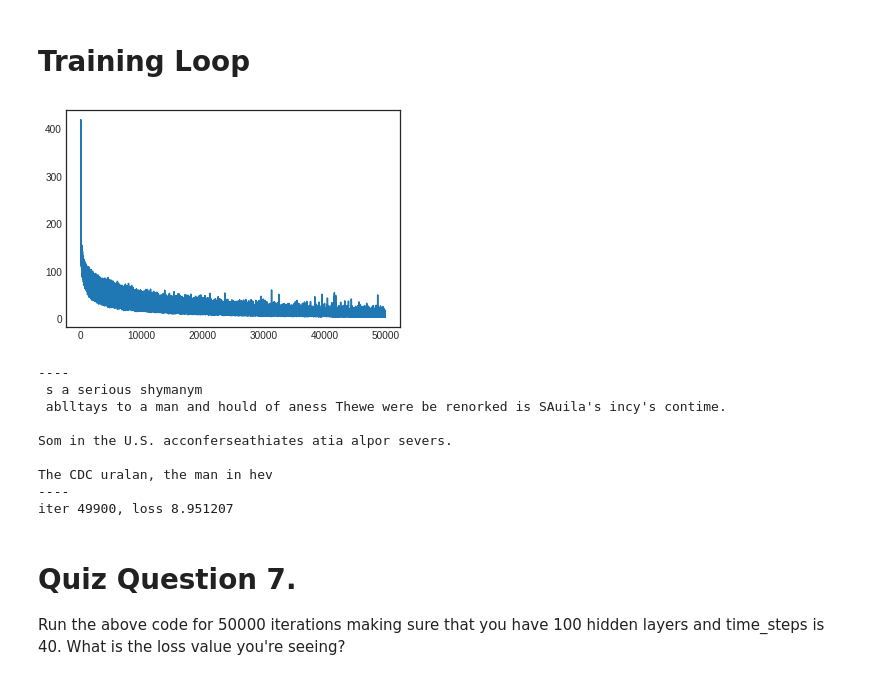
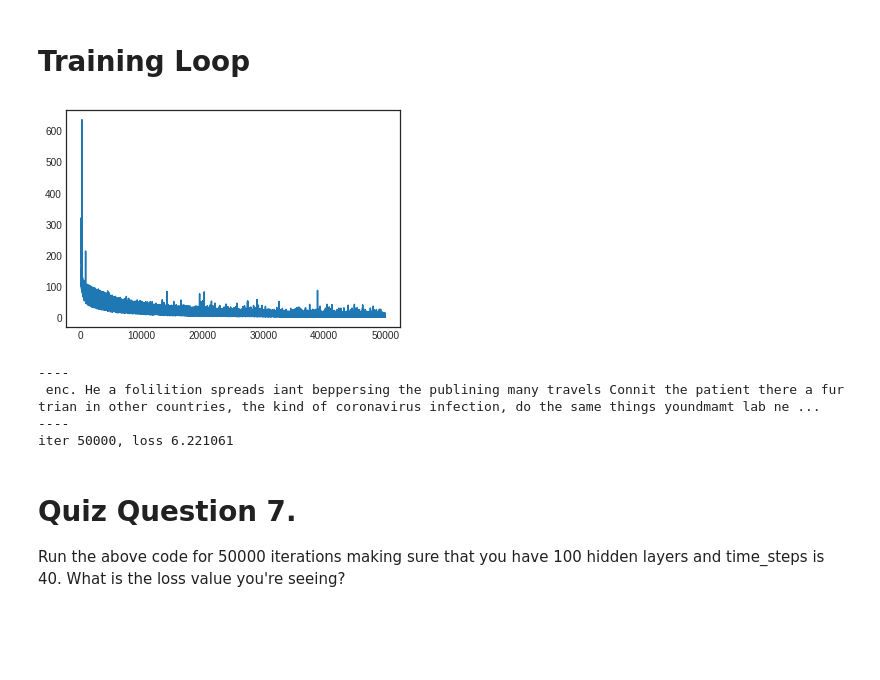
Before and after one commit to addyj/END_Merger, a Jupyter notebook: 5.RNNs renewed relevance/RNN-LSTM.ipynb, the cells around one changed output. Cells and saved outputs as stored; diff of their text form; code cells hidden in the pictures; blank space fills up the shorter version.

```diff
--- a/5.RNNs renewed relevance/RNN-LSTM.ipynb
+++ b/5.RNNs renewed relevance/RNN-LSTM.ipynb
@@ -15,7 +15,7 @@ plt.style.use('seaborn-white')
 Download the file from this URL: https://drive.google.com/file/d/1UWWIi-sz9g0x3LFvkIZjvK1r2ZaCqgGS/view?usp=sharing
 # %%
 import requests
-textFile = 'https://raw.githubusercontent.com/gkdivya/NLP_Notebooks/main/5%20-%20RNNs/assets/text.txt'
+textFile = 'https://raw.githubusercontent.com/addyj/END_Merger/main/5.RNNs%20renewed%20relevance/assets/text.txt'
 req = requests.get(textFile)
 data = req.text
 #data = open('https://raw.githubusercontent.com/gkdivya/NLP_Notebooks/main/5%20-%20RNNs/assets/text.txt', 'r').read()
@@ -407,47 +403,42 @@ plot_loss = np.zeros((0))
 # %% [markdown]
 # Training Loop
 # %%
-iter = 50000
+iter = 50100
 while iter > 0:
   # Reset
   if pointer + Time_steps >= len(data) or iteration == 0:
       g_h_prev = np.zeros((Hidden_Layer_size, 1))
       g_C_prev = np.zeros((Hidden_Layer_size, 1))
       pointer = 0
 
 
   inputs = ([char_to_idx[ch]
               for ch in data[pointer: pointer + Time_steps]])
   targets = ([char_to_idx[ch]
               for ch in data[pointer + 1: pointer + Time_steps + 1]])
 
   loss, g_h_prev, g_C_prev = \
       forward_backward(inputs, targets, g_h_prev, g_C_prev)
   smooth_loss = smooth_loss * 0.999 + loss * 0.001
 
   # Print every hundred steps
   if iteration % 100 == 0:
       update_status(inputs, g_h_prev, g_C_prev)
 
   update_paramters()
 
   plot_iter = np.append(plot_iter, [iteration])
   plot_loss = np.append(plot_loss, [loss])
 
   pointer += Time_steps
   iteration += 1
   iter = iter -1
 # %% [output]
-[figure, old version]
+[figure, new version]
 ----
- s a serious shymanym
- ablltays to a man and hould of aness Thewe were be renorked is SAuila's incy's contime.
-
-Som in the U.S. acconferseathiates atia alpor severs.
-
-The CDC uralan, the man in hev
+ enc. He a folilition spreads iant beppersing the publining many travels Connit the patient there a fur trian in other countries, the kind of coronavirus infection, do the same things youndmamt lab ne ...
 ----
-iter 49900, loss 8.951207
+iter 50000, loss 6.221061
 # %% [markdown]
 # Quiz Question 7.
 
```
Also changed, not shown: parts of 3 cells of this notebook.
